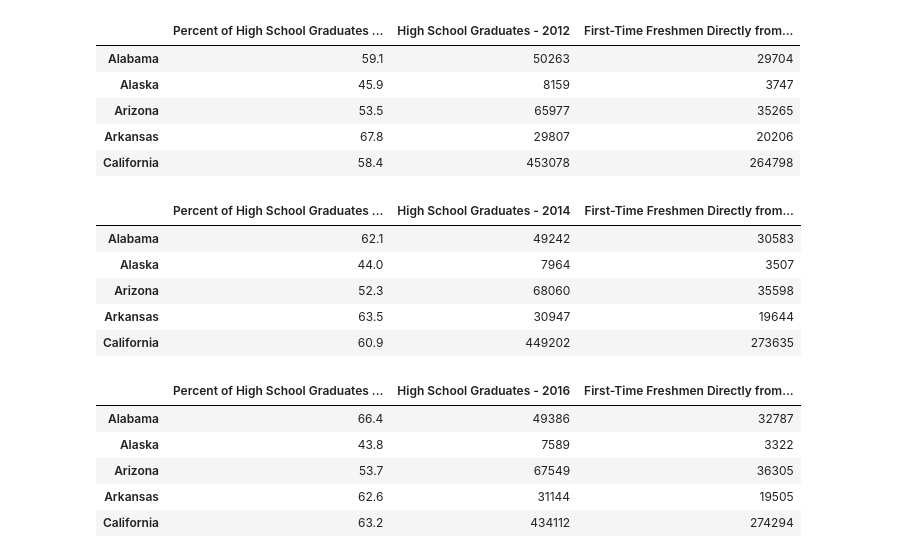
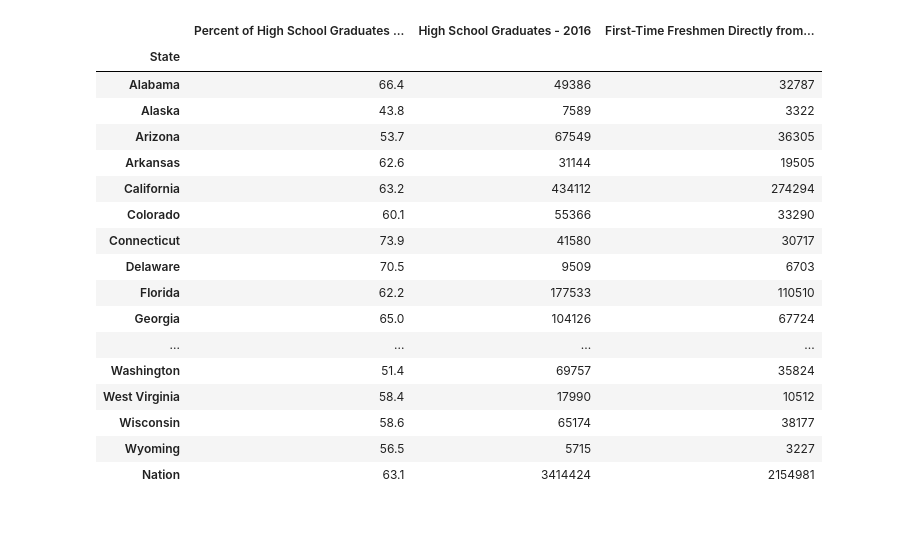
Before and after one commit to katielilleyquinn/Project-2, a Jupyter notebook: project2notebooklyli.ipynb, the cells around one changed output. Drawn from its saved outputs; the diff is of its cells as text; code cells hidden in the pictures; blank space fills up the shorter version.

```diff
--- a/project2notebooklyli.ipynb
+++ b/project2notebooklyli.ipynb
@@ -32,27 +24,21 @@ df1.head()
-# %%
-df2.head()
-# %% [output]
-|  | Percent of High School Graduates ... | High School Graduates - 2012 | First-Time Freshmen Directly from... |
-| Alabama | 59.1 | 50263 | 29704 |
-| Alaska | 45.9 | 8159 | 3747 |
-| Arizona | 53.5 | 65977 | 35265 |
-| Arkansas | 67.8 | 29807 | 20206 |
-| California | 58.4 | 453078 | 264798 |
-# %%
-df3.head()
-# %% [output]
-|  | Percent of High School Graduates ... | High School Graduates - 2014 | First-Time Freshmen Directly from... |
-| Alabama | 62.1 | 49242 | 30583 |
-| Alaska | 44.0 | 7964 | 3507 |
-| Arizona | 52.3 | 68060 | 35598 |
-| Arkansas | 63.5 | 30947 | 19644 |
-| California | 60.9 | 449202 | 273635 |
-# %%
-df4.head()
-# %% [output]
-|  | Percent of High School Graduates ... | High School Graduates - 2016 | First-Time Freshmen Directly from... |
-| Alabama | 66.4 | 49386 | 32787 |
-| Alaska | 43.8 | 7589 | 3322 |
-| Arizona | 53.7 | 67549 | 36305 |
-| Arkansas | 62.6 | 31144 | 19505 |
-| California | 63.2 | 434112 | 274294 |
+# %%
+df2016
+# %% [output]
+|  | Percent of High School Graduates ... | High School Graduates - 2016 | First-Time Freshmen Directly from... |
+| State |  |  |  |
+| Alabama | 66.4 | 49386 | 32787 |
+| Alaska | 43.8 | 7589 | 3322 |
+| Arizona | 53.7 | 67549 | 36305 |
+| Arkansas | 62.6 | 31144 | 19505 |
+| California | 63.2 | 434112 | 274294 |
+| Colorado | 60.1 | 55366 | 33290 |
+| Connecticut | 73.9 | 41580 | 30717 |
+| Delaware | 70.5 | 9509 | 6703 |
+| Florida | 62.2 | 177533 | 110510 |
+| Georgia | 65.0 | 104126 | 67724 |
+| ... | ... | ... | ... |
+| Washington | 51.4 | 69757 | 35824 |
+| West Virginia | 58.4 | 17990 | 10512 |
+| Wisconsin | 58.6 | 65174 | 38177 |
+| Wyoming | 56.5 | 5715 | 3227 |
+| Nation | 63.1 | 3414424 | 2154981 |
```
Also changed, not shown: parts of 8 cells of this notebook.
